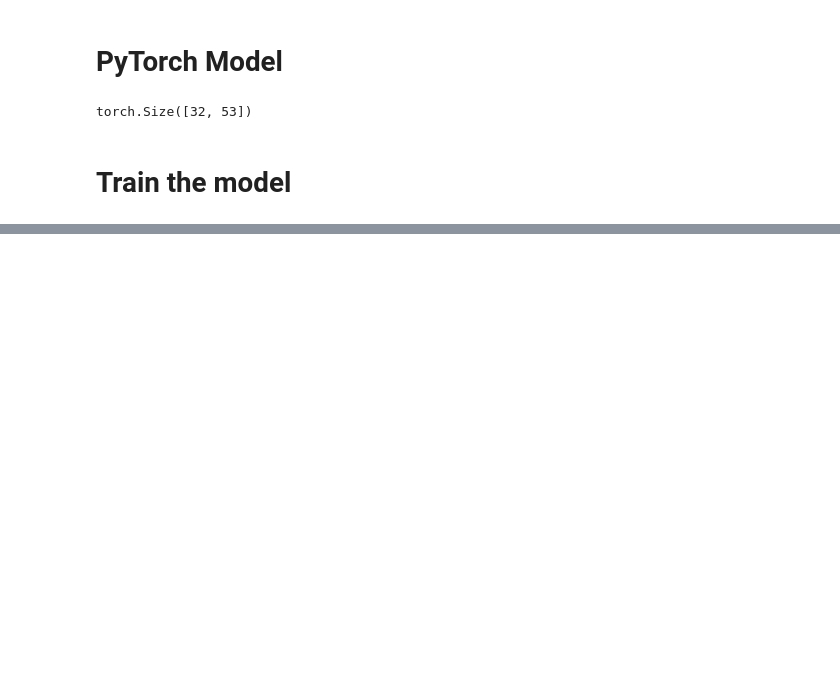
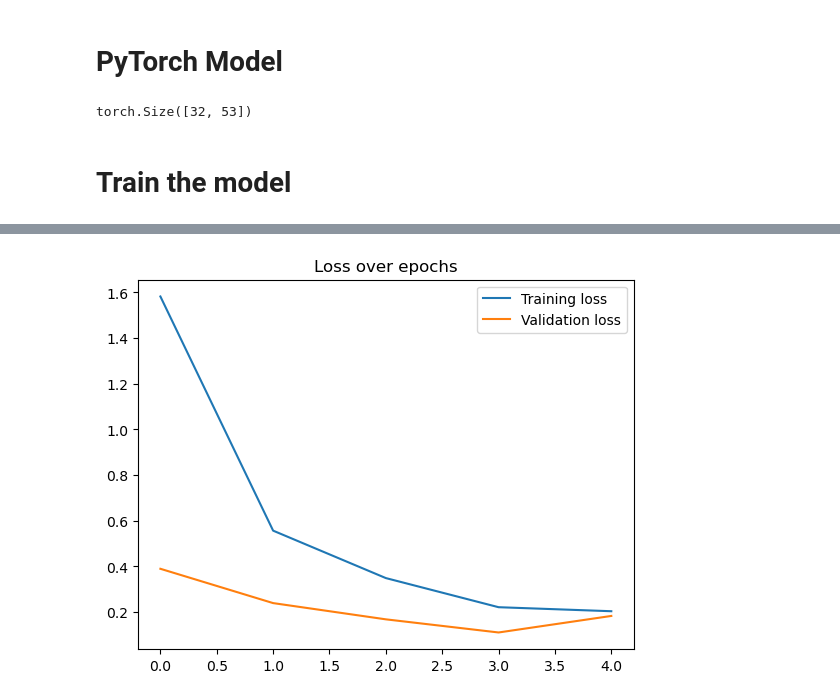
Before and after one commit to a-sunkari/neuro-ml, a Jupyter notebook: 01_learn_pytorch/learn.ipynb, the cells around one changed output, grey strips where cells are left out. Drawn from its saved outputs; the diff is of its cells as text; code cells hidden in the pictures; blank space fills up the shorter version.

Commit message:
Working card classifier

```diff
--- a/01_learn_pytorch/learn.ipynb
+++ b/01_learn_pytorch/learn.ipynb
@@ -111,0 +112,18 @@ tensor(3.9905, grad_fn=<NllLossBackward0>)
+# %%
+# transform again
+transform = transforms.Compose([
+    transforms.Resize((128, 128)),
+    transforms.ToTensor(),
+])
+
+train_folder = "/home/asunkari/neuro-ml/01_learn_pytorch/archive/train"
+valid_folder = "/home/asunkari/neuro-ml/01_learn_pytorch/archive/valid"
+test_folder = "/home/asunkari/neuro-ml/01_learn_pytorch/archive/test"
+
+train_dataset = PlayingCardDataset(train_folder, transform=transform)
+val_dataset = PlayingCardDataset(valid_folder, transform=transform)
+test_dataset = PlayingCardDataset(test_folder, transform=transform)
+
+train_loader = DataLoader(train_dataset, batch_size=32, shuffle=True)
+val_loader = DataLoader(val_dataset, batch_size=32, shuffle=False)
+test_loader = DataLoader(val_dataset, batch_size=32, shuffle=False)
@@ -111,0 +180,8 @@ tensor(3.9905, grad_fn=<NllLossBackward0>)
+# %%
+plt.plot(train_losses, label='Training loss')
+plt.plot(val_losses, label='Validation loss')
+plt.legend()
+plt.title("Loss over epochs")
+plt.show()
+# %% [output]
+[figure, added]
```
Also changed, not shown: parts of 5 cells of this notebook, 2 other files.
